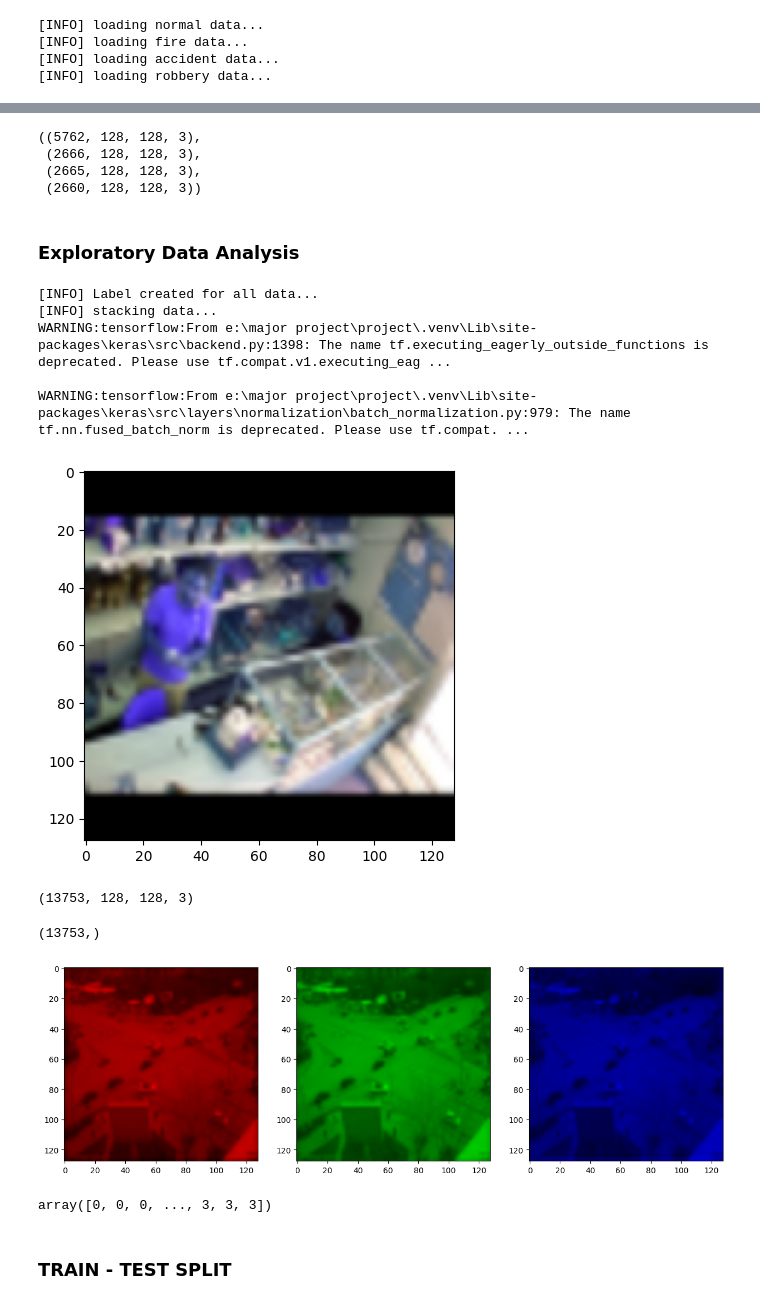
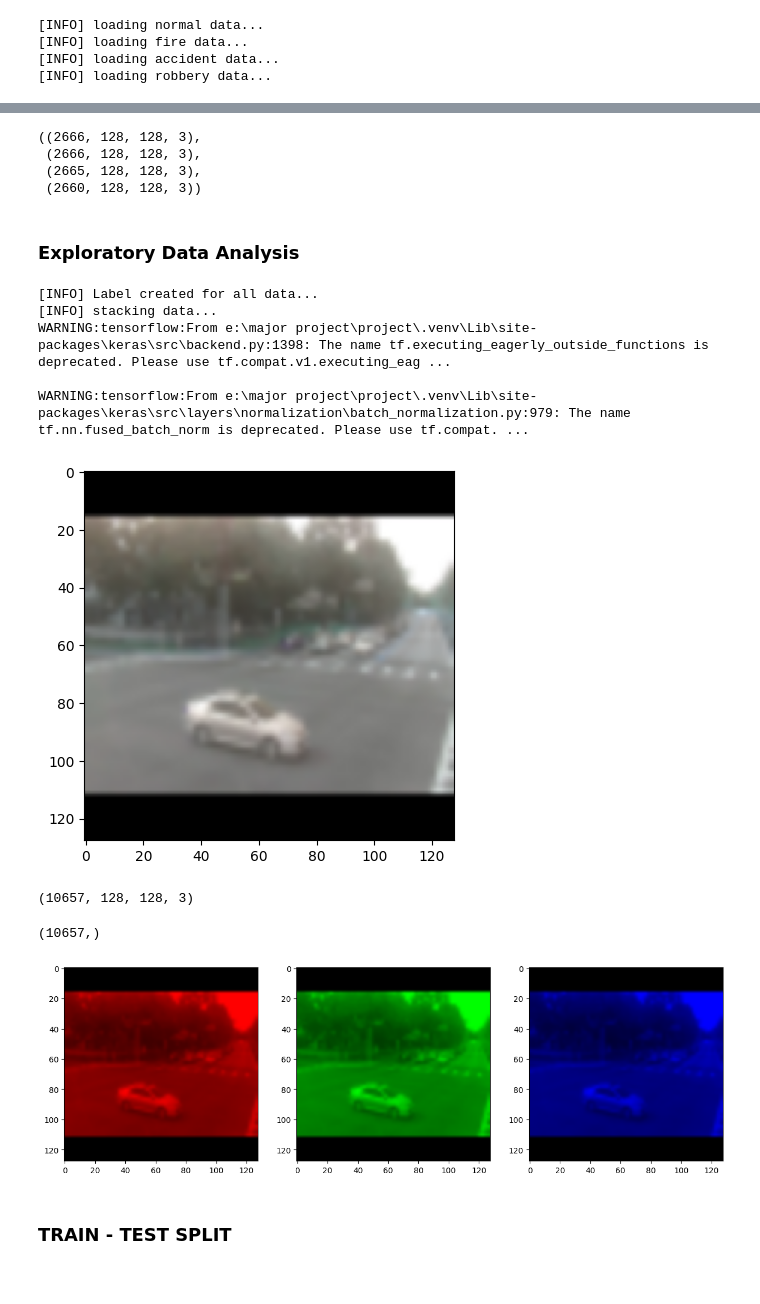
Before and after one commit to MULAKALURI-SAKETH/Human_Anomaly_Detection, a Jupyter notebook: human anomaly detection.ipynb, the cells around one changed output, grey strips where cells are left out. Saved outputs shown, nothing was run; the diff lists cells and outputs as text; code cells hidden in the pictures.

```diff
--- a/human anomaly detection.ipynb
+++ b/human anomaly detection.ipynb
@@ -59,22 +58,14 @@ def load_dataset(datasetPath):
 
 print("[INFO] loading normal data...")
 normalData = load_dataset(NORMAL_PATH)
+np.random.shuffle(normalData)
+normalData = normalData[:2666]
 print("[INFO] loading fire data...")
 fireData = load_dataset(FIRE_PATH)
 print("[INFO] loading accident data...")
 accidentData = load_dataset(ACC_PATH)
 print("[INFO] loading robbery data...")
 robberyData = load_dataset(ROB_PATH)
-# normal_data_train = normalData[:round(normalData.shape[0]*TRAIN_SPLIT)]
-# normal_data_test = normalData[round(normalData.shape[0]*TRAIN_SPLIT):]
-# fire_data_train = fireData[:round(fireData.shape[0]*TRAIN_SPLIT)]
-# fire_data_test = fireData[round(fireData.shape[0]*TRAIN_SPLIT):]
-# accident_data_train = accidentData[:round(accidentData.shape[0]*TRAIN_SPLIT)]
-# accident_data_test = accidentData[round(accidentData.shape[0]*TRAIN_SPLIT):]
-# robbery_data_train = robberyData[:round(robberyData.shape[0]*TRAIN_SPLIT)]
-# robbery_data_test = robberyData[round(robberyData.shape[0]*TRAIN_SPLIT):]
-# X_train = np.vstack([normal_data_train, fire_data_train, accident_data_train, robbery_data_train])
-# X_test = np.vstack([normal_data_test, fire_data_test, accident_data_test, robbery_data_test])
 # %% [output]
 [INFO] loading normal data...
 [INFO] loading fire data...
@@ -100,7 +91,7 @@ plt.figure()
 # %%
 normalData.shape, fireData.shape, accidentData.shape, robberyData.shape
 # %% [output]
-((5762, 128, 128, 3),
+((2666, 128, 128, 3),
  (2666, 128, 128, 3),
  (2665, 128, 128, 3),
  (2660, 128, 128, 3))
@@ -114,14 +105,6 @@ accidentLabels = np.full(accidentData.shape[0],2)
 robberyLabels = np.full(robberyData.shape[0],3)
 print("[INFO] Label created for all data...")
 labels = np.hstack([normalLabels, fireLabels, accidentLabels, robberyLabels])
-# y_train = np.array(np.hstack([normalLabels[:round(normalLabels.shape[0]*TRAIN_SPLIT)],
-#                              fireLabels[:round(fireLabels.shape[0]*TRAIN_SPLIT)],
-#                              accidentLabels[:round(accidentLabels.shape[0]*TRAIN_SPLIT)],
-#                              robberyLabels[:round(robberyLabels.shape[0]*TRAIN_SPLIT)]]))
-# y_test = np.array(np.hstack([normalLabels[round(normalLabels.shape[0]*TRAIN_SPLIT):],
-#                             fireLabels[round(fireLabels.shape[0]*TRAIN_SPLIT):],
-#                             accidentLabels[round(accidentLabels.shape[0]*TRAIN_SPLIT):],
-#                             robberyLabels[round(robberyLabels.shape[0]*TRAIN_SPLIT):]]))
 labels = labels.astype(int)
 # stack the fire data with the non-fire data
 print("[INFO] stacking data...")
@@ -137,38 +120,35 @@ model = load_model("./models/anomaly_detection.h5")
 WARNING:tensorflow:From e:\major project\project\.venv\Lib\site-packages\keras\src\backend.py:1398: The name tf.executing_eagerly_outside_functions is deprecated. Please use tf.compat.v1.executing_eag ...
 
 WARNING:tensorflow:From e:\major project\project\.venv\Lib\site-packages\keras\src\layers\normalization\batch_normalization.py:979: The name tf.nn.fused_batch_norm is deprecated. Please use tf.compat. ...
-[figure, old version]
+[figure, new version]
 # %%
 data.shape
 # %% [output]
-(13753, 128, 128, 3)
+(10657, 128, 128, 3)
 # %%
 labels.shape
 # %% [output]
-(13753,)
+(10657,)
 # %%
 # display each channel
-pic = data[9500]
+pic = data[1101]
 fig, ax = plt.subplots(nrows = 1, ncols=3, figsize=(15,5))
 for c, ax in zip(range(3), ax):
     # create zero matrix
     split_img = np.zeros(pic.shape, dtype="float32") # 'dtype' by default: 'numpy.float64'
     # assing each channel
     split_img[ :, :, c] = pic[ :, :, c]
     ax.grid(False)
     # display each channel
     ax.imshow(split_img)
 plt.show()
 # %% [output]
-[figure, old version]
+[figure, new version]
 # %%
 # perform one-hot encoding on the labels and account for skew in the labeled data
 # labels = to_categorical(labels, num_classes=4)
 classTotals = labels.sum(axis = 0)
 classWeight = classTotals.max() / classTotals
-labels
-# %% [output]
-array([0, 0, 0, ..., 3, 3, 3])
 # %% [markdown]
 ### TRAIN - TEST SPLIT
 # %%
```
Also changed, not shown: parts of 11 cells of this notebook, 2 other files.
